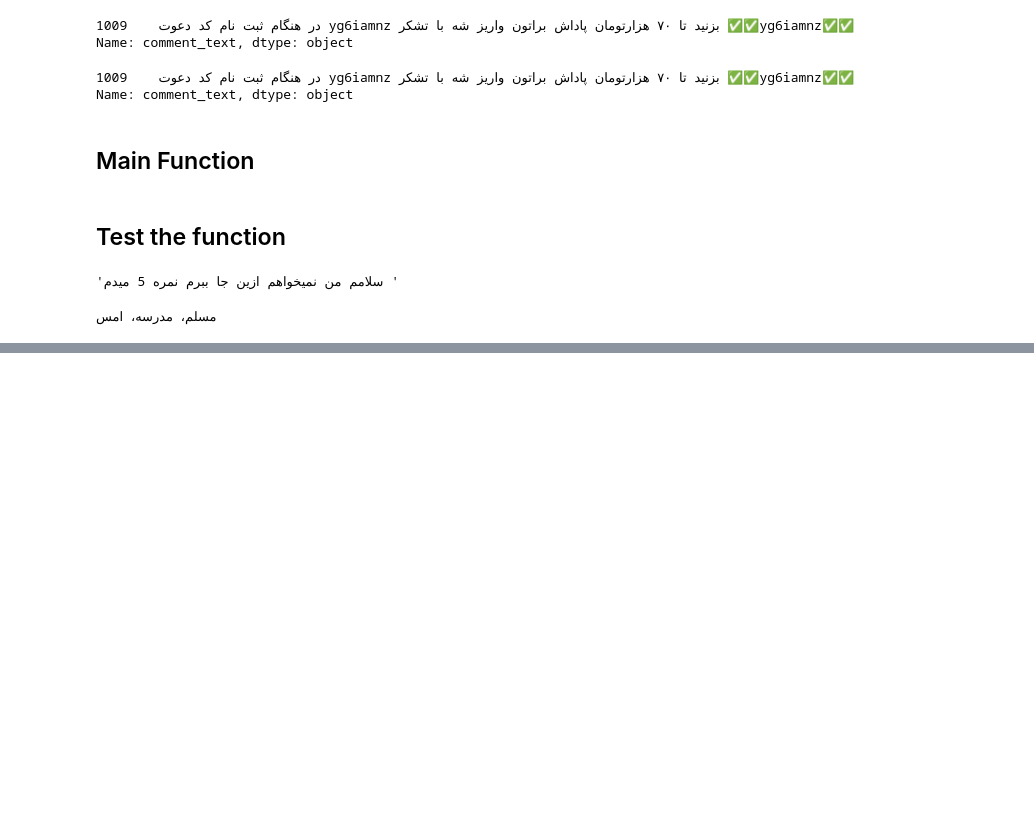
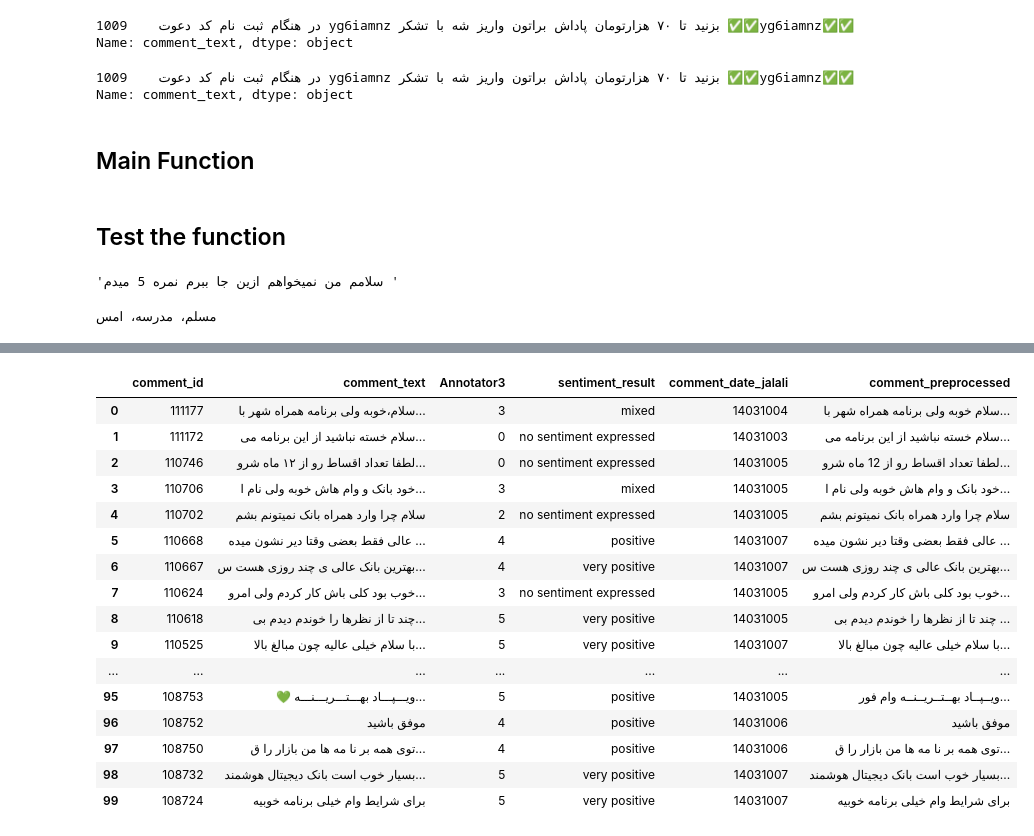
Before and after one commit to MahdiBahar/Text_Preprocessing, a Jupyter notebook: MEC_text_preprocessing.ipynb, the cells around one changed output, grey strips where cells are left out. Cells and saved outputs as stored; diff of their text form; code cells hidden in the pictures; blank space fills up the shorter version.

Commit message:
improve emoji function and apply on dataset

```diff
--- a/MEC_text_preprocessing.ipynb
+++ b/MEC_text_preprocessing.ipynb
@@ -286,0 +446,2 @@ preprocess(text)
+# %%
+df_reduced = df.drop(['app_id','user_name','Annotator1','Annotator2','comment_rating','second_model_processed','comment_idd','sentiment_score','comment_date'] , axis=1)
@@ -286,0 +463,37 @@ preprocess(text)
+# %%
+df_reduced['comment_preprocessed'] = df_reduced['comment_text'].apply(lambda x: preprocess(text = x,
+           convert_farsi_numbers = True,
+               convert_english_numbers = False,
+               convert_arabic_characters = True,
+               remove_diacritic = True,
+               convert_emojis = True,
+               remove_half_space = False,
+               remove_removelist = False,
+               remove_extra_characters = True,
+               remove_numbers = False,
+               remove_punctuation = True,
+               replace_multiple_space = True,
+               handle_prefix = True,
+               map_number_to_text = True
+
+           ))
+# %%
+df_reduced.head(100)
+# %% [output]
+|  | comment_id | comment_text | Annotator3 | sentiment_result | comment_date_jalali | comment_preprocessed |
+| 0 | 111177 | سلام،خوبه ولی برنامه همراه شهر با... | 3 | mixed | 14031004 | سلام خوبه ولی برنامه همراه شهر با... |
+| 1 | 111172 | سلام خسته نباشید از این برنامه می... | 0 | no sentiment expressed | 14031003 | سلام خسته نباشید از این برنامه می... |
+| 2 | 110746 | لطفا تعداد اقساط رو از ۱۲ ماه شرو... | 0 | no sentiment expressed | 14031005 | لطفا تعداد اقساط رو از 12 ماه شرو... |
+| 3 | 110706 | خود بانک و وام هاش خوبه ولی نام ا... | 3 | mixed | 14031005 | خود بانک و وام هاش خوبه ولی نام ا... |
+| 4 | 110702 | سلام چرا وارد همراه بانک نمیتونم بشم | 2 | no sentiment expressed | 14031005 | سلام چرا وارد همراه بانک نمیتونم بشم |
+| 5 | 110668 | عالی فقط بعضی وقتا دیر نشون میده ... | 4 | positive | 14031007 | عالی فقط بعضی وقتا دیر نشون میده ... |
+| 6 | 110667 | بهترین بانک عالی ی چند روزی هست س... | 4 | very positive | 14031007 | بهترین بانک عالی ی چند روزی هست س... |
+| 7 | 110624 | خوب بود کلی باش کار کردم ولی امرو... | 3 | no sentiment expressed | 14031005 | خوب بود کلی باش کار کردم ولی امرو... |
+| 8 | 110618 | چند تا از نظرها را خوندم دیدم بی‌... | 5 | very positive | 14031005 | چند تا از نظرها را خوندم دیدم بی ... |
+| 9 | 110525 | با سلام خیلی عالیه چون مبالغ بالا... | 5 | very positive | 14031007 | با سلام خیلی عالیه چون مبالغ بالا... |
+| ... | ... | ... | ... | ... | ... | ... |
+| 95 | 108753 | 💚 ویـــپـــاد بهـــتـــریـــنـــه... | 5 | positive | 14031005 | ویــپــاد بهــتــریــنــه وام فور... |
+| 96 | 108752 | موفق باشید | 4 | positive | 14031006 | موفق باشید |
+| 97 | 108750 | توی همه بر نا مه ها من بازار را ق... | 4 | positive | 14031006 | توی همه بر نا مه ها من بازار را ق... |
+| 98 | 108732 | بسیار خوب است بانک دیجیتال هوشمند... | 5 | very positive | 14031007 | بسیار خوب است بانک دیجیتال هوشمند... |
+| 99 | 108724 | برای شرایط وام خیلی برنامه خوبیه | 5 | very positive | 14031007 | برای شرایط وام خیلی برنامه خوبیه |
```
Also changed, not shown: parts of 10 cells of this notebook.
